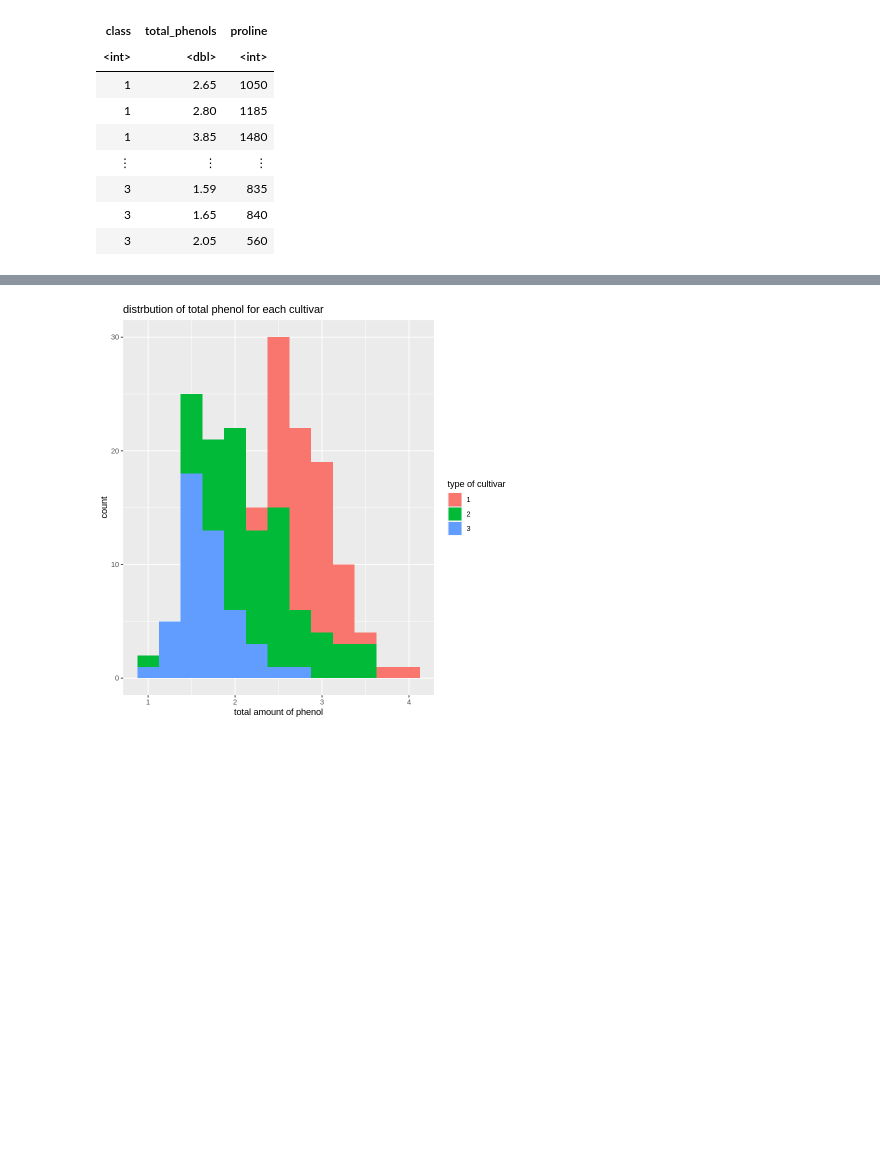
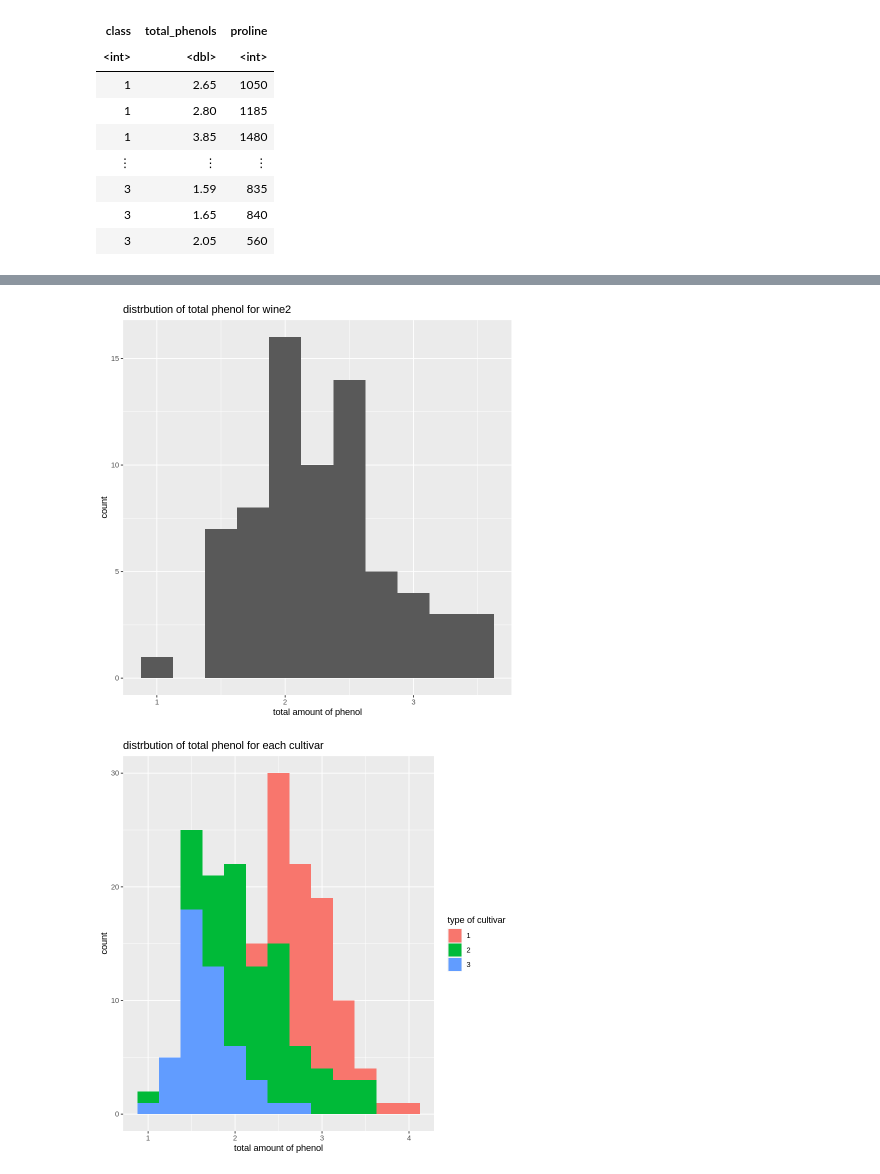
Before and after one commit to lyl1220/Stat201_Project, a Jupyter notebook: proposal (1).ipynb, the cells around one changed output, grey strips where cells are left out. Saved outputs shown, nothing was run; the diff lists cells and outputs as text; code cells hidden in the pictures; blank space fills up the shorter version.

```diff
--- a/proposal (1).ipynb
+++ b/proposal (1).ipynb
@@ -84,0 +86,3 @@ clean_data$class <- as.factor(clean_data$class)
+# %%
+wine2<-clean_data|>filter(class=="2")
+wine2
@@ -85,3 +109,12 @@ clean_data$class <- as.factor(clean_data$class)
+# %%
+wine2_hist<-wine2 |>
+    ggplot() +
+    geom_histogram(aes(x = total_phenols), binwidth = 0.25) +
+    labs( x = "total amount of phenol") +
+    ggtitle( "distrbution of total phenol for wine2 ")
+wine2_hist
+# %% [output]
+[figure, added]
 # %%
 
 #plotting raw data
```
Also changed, not shown: parts of 6 cells of this notebook, 1 other file.
